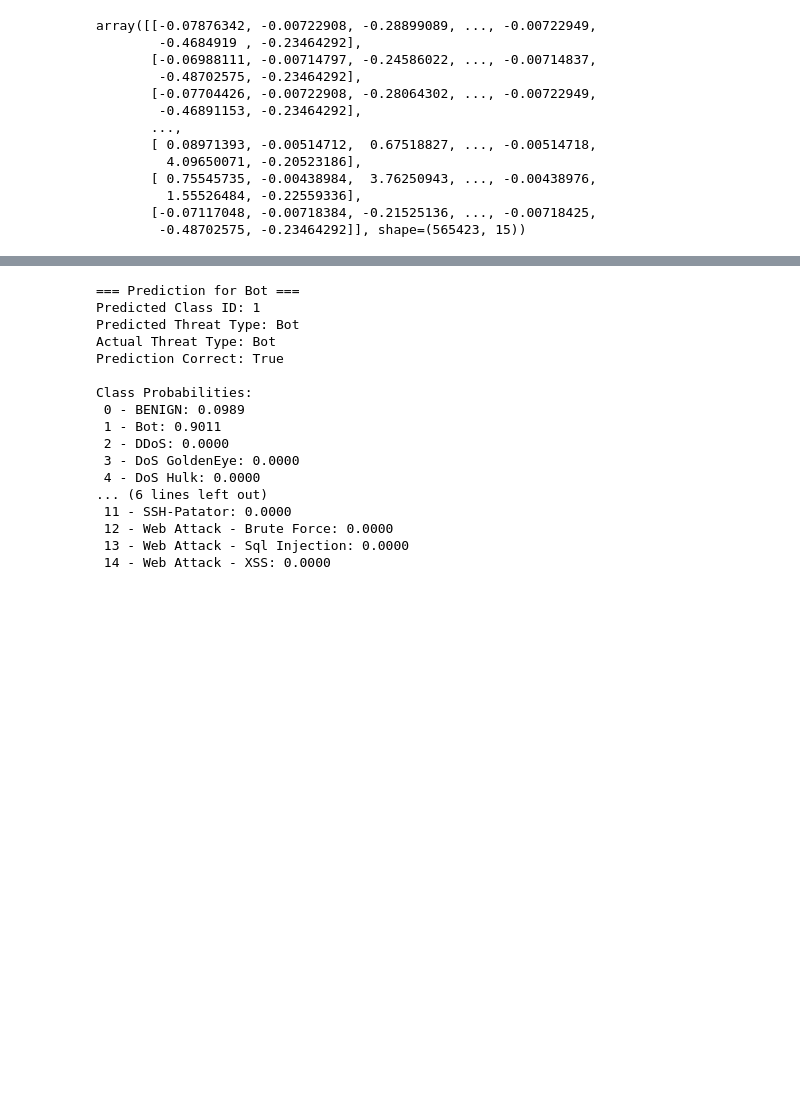
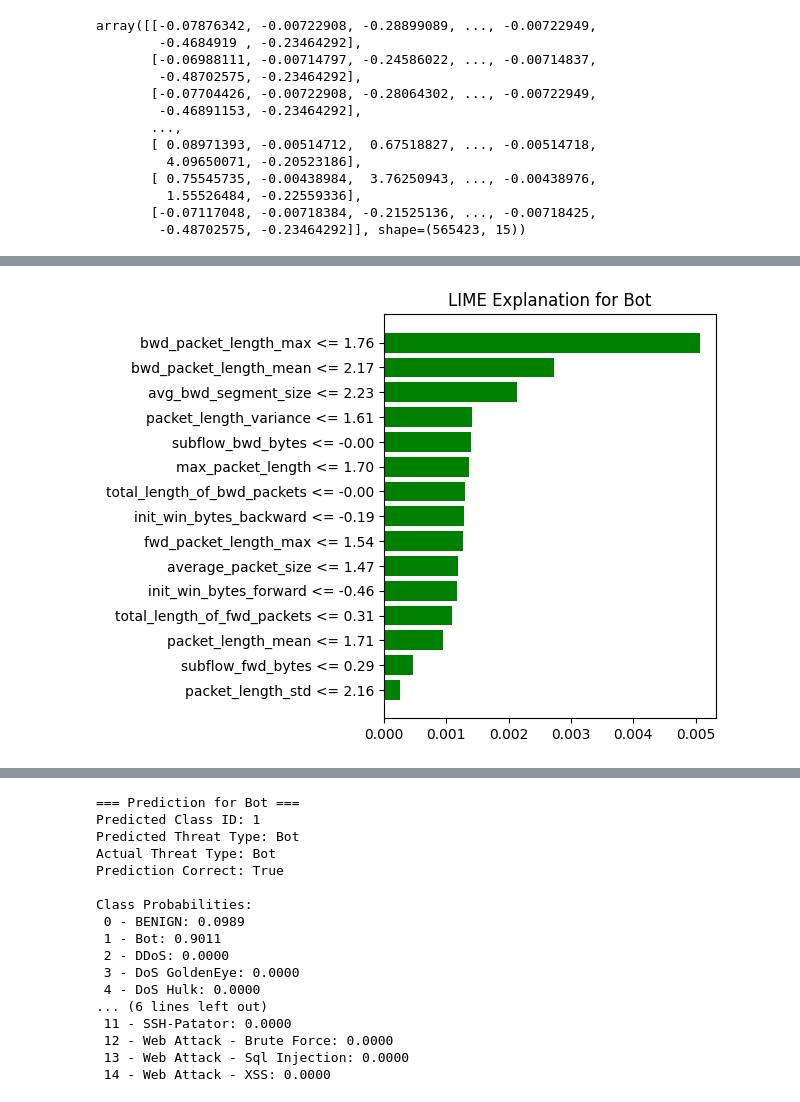
Before and after one commit to thenandansrinivas/XAINIDS, a Jupyter notebook: cicids/models.ipynb, the cells around one changed output, grey strips where cells are left out. Drawn from its saved outputs; the diff is of its cells as text; code cells hidden in the pictures; blank space fills up the shorter version.

Commit message:
LIME & SHAP - Done

```diff
--- a/cicids/models.ipynb
+++ b/cicids/models.ipynb
@@ -322,0 +419,8 @@ Class Probabilities: [0. 0. 0. 0. 1. 0. 0. 0. 0. 0. 0. 0. 0. 0. 0.]
+# %%
+# === Plot LIME ===
+fig = explanation.as_pyplot_figure(label=predicted_label)
+plt.title(f'LIME Explanation for {predicted_class_name}')
+plt.tight_layout()
+plt.show()
+# %% [output]
+[figure, added]
```
Also changed, not shown: parts of 11 cells of this notebook, 4 other files.
